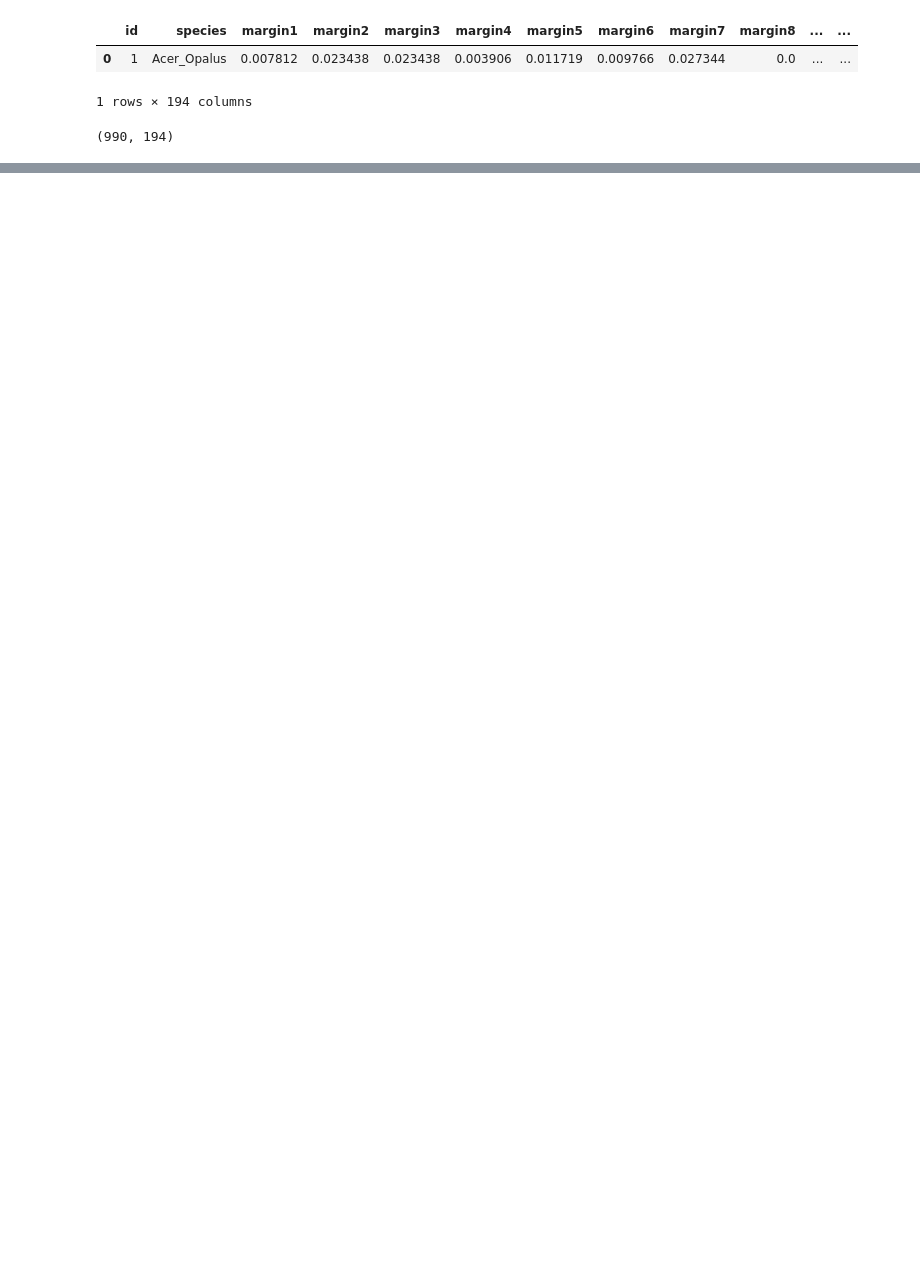
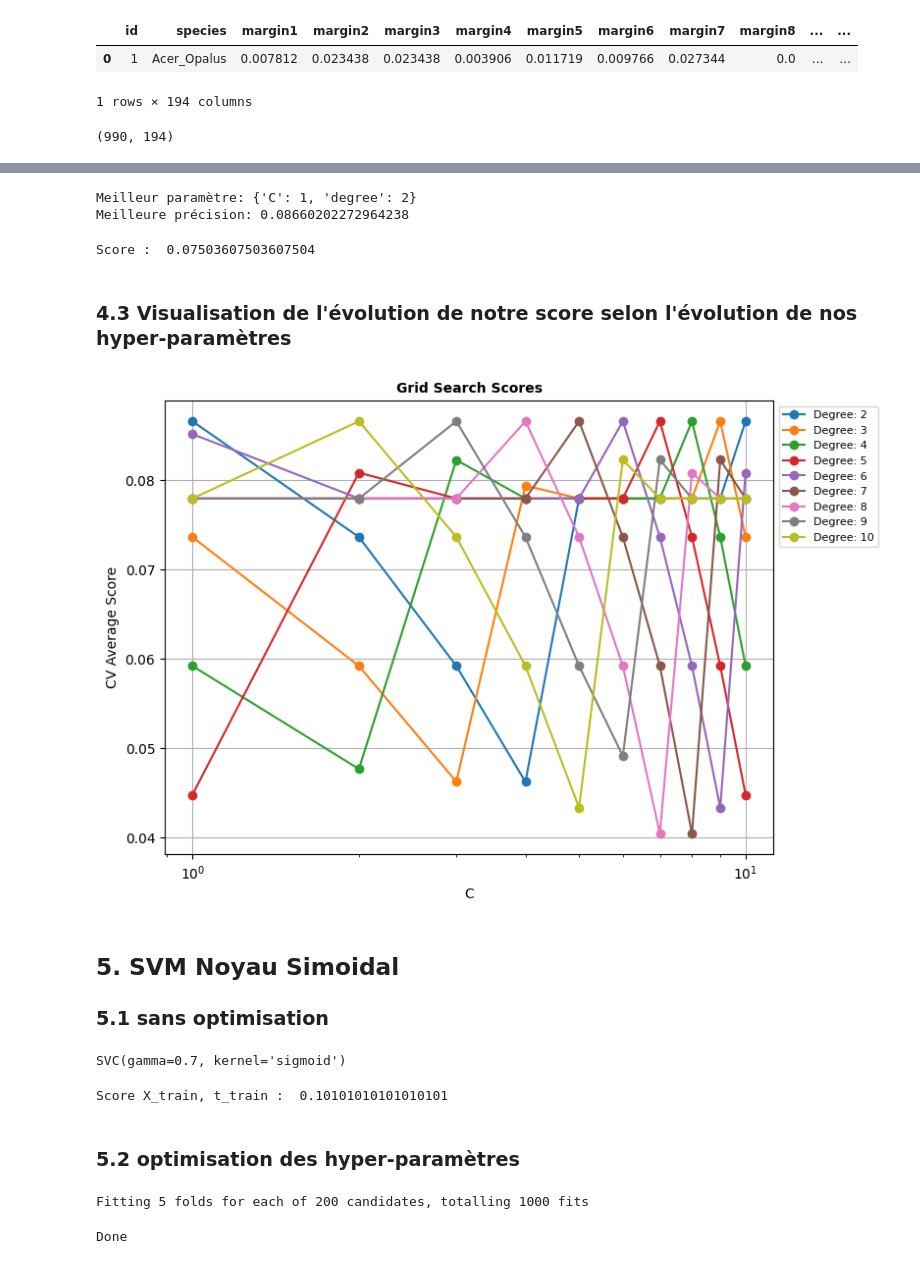
Before and after one commit to Alexandre-Leclercq/technique_apprentissage_projet, a Jupyter notebook: notebook/SVM.ipynb, the cells around one changed output, grey strips where cells are left out. Cells and saved outputs as stored; diff of their text form; code cells hidden in the pictures; blank space fills up the shorter version.

```diff
--- a/notebook/SVM.ipynb
+++ b/notebook/SVM.ipynb
@@ -151,0 +213,3 @@ Score best X_test, t_test :  0.8619528619528619
+# %%
+classifieur_poly = svm.SVC(kernel='poly', degree=2, gamma="auto") # noyau rbf 0.7 choisit de manière aléatoire
+classifieur_poly.fit(X_train, t_train)
@@ -151,0 +224,13 @@ Score best X_test, t_test :  0.8619528619528619
+# %%
+# Paramètre à tester
+param_grid_svm_poly= {
+    'C' : all_values_C_linear_poly,
+    'degree' : all_values_Degree
+}
+
+# Création du modèle de recherche sur grille
+grid_search_svm_poly = GridSearchCV(svm.SVC(kernel="poly", gamma="auto"), param_grid_svm_poly, cv=5, verbose=3, n_jobs=-1)
+
+# Entraînement du modèle avec la recherche sur grille
+grid_search_svm_poly.fit(X_train, t_train)
+print('Done')
@@ -151,0 +240,3 @@ Score best X_test, t_test :  0.8619528619528619
+# %%
+results_grid_svm_poly = pd.DataFrame.from_dict(grid_search_svm_poly.cv_results_)
+print(results_grid_svm_poly)
@@ -151,0 +261,47 @@ Score best X_test, t_test :  0.8619528619528619
+# %%
+# Meilleurs paramètres et meilleure précision
+print("Meilleur paramètre:", grid_search_svm_poly.best_params_)
+print("Meilleure précision:", grid_search_svm_poly.best_score_)
+# %% [output]
+Meilleur paramètre: {'C': 1, 'degree': 2}
+Meilleure précision: 0.08660202272964238
+# %%
+print('Score : ',grid_search_svm_poly.score(X_train,t_train))
+# %% [output]
+Score :  0.07503607503607504
+# %% [markdown]
+### 4.3 Visualisation de l'évolution de notre score selon l'évolution de nos hyper-paramètres
+# %%
+plot_grid_search(results_grid_svm_poly, all_values_C_linear_poly, all_values_Degree, 'C', 'Degree')
+# %% [output]
+[figure, added]
+# %% [markdown]
+## 5. SVM Noyau Simoidal
+### 5.1 sans optimisation
+# %%
+classifieur_sigmoid = svm.SVC(kernel='sigmoid', gamma=0.7) # noyau rbf 0.7 choisit de manière aléatoire
+classifieur_sigmoid.fit(X_train, t_train)
+# %% [output]
+SVC(gamma=0.7, kernel='sigmoid')
+# %%
+print("Score X_train, t_train : ", classifieur_sigmoid.score(X_train, t_train))
+# %% [output]
+Score X_train, t_train :  0.10101010101010101
+# %% [markdown]
+### 5.2 optimisation des hyper-paramètres
+# %%
+# Paramètre à tester
+param_grid_svm_sigmoid= {
+    'C' : all_values_C_rbf_sigmoid,
+    'gamma' : all_values_Gamma
+}
+
+# Création du modèle de recherche sur grille
+grid_search_svm_sigmoid = GridSearchCV(svm.SVC(kernel="sigmoid"), param_grid_svm_sigmoid, cv=5, verbose=3, n_jobs=-1)
+
+# Entraînement du modèle avec la recherche sur grille
+grid_search_svm_sigmoid.fit(X_train, t_train)
+print('Done')
+# %% [output]
+Fitting 5 folds for each of 200 candidates, totalling 1000 fits
+Done
```
Also changed, not shown: parts of 54 cells of this notebook.
